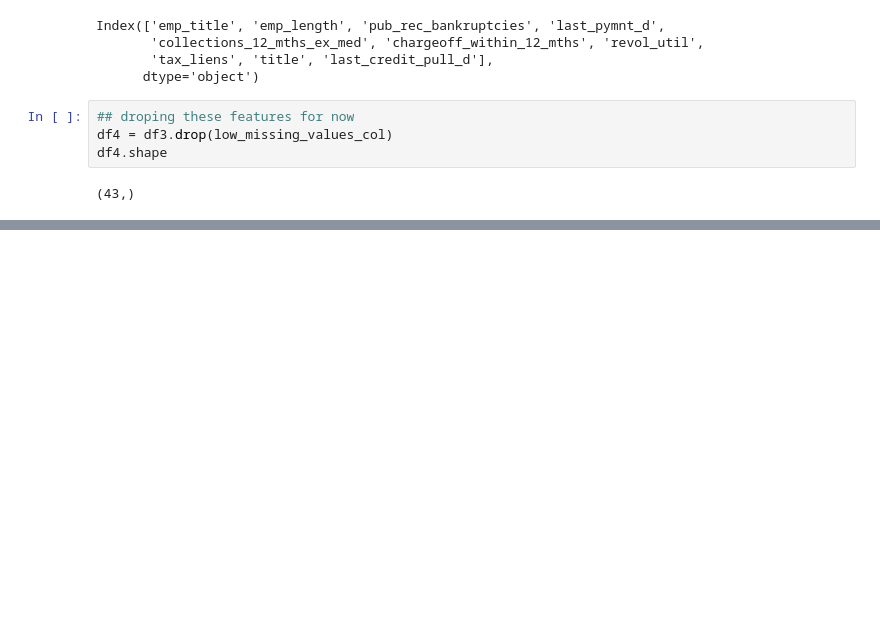
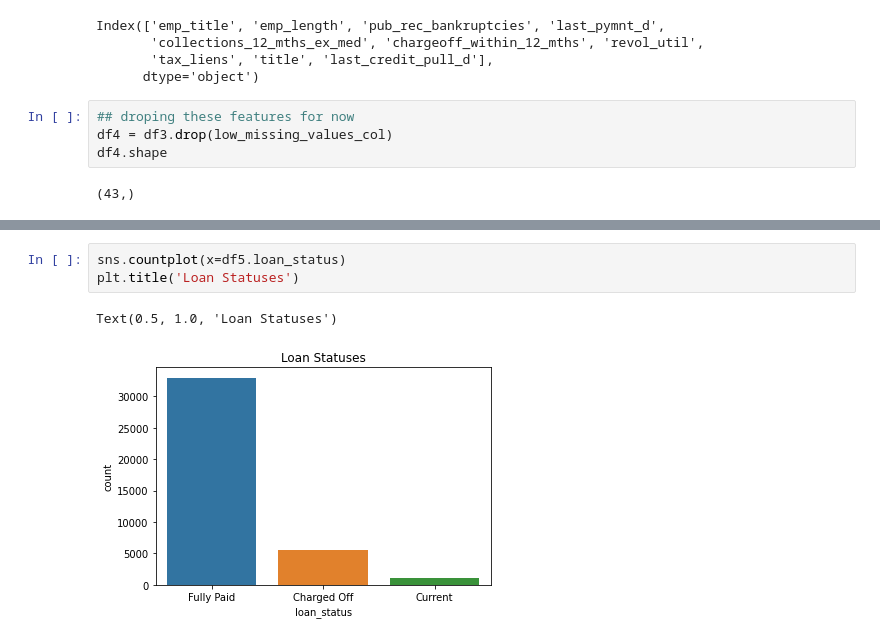
Before and after one commit to hargurjeet/Lending-Club-CaseStudy, a Jupyter notebook: Lending_Club_Case_Study.ipynb, the cells around one changed output, grey strips where cells are left out. Saved outputs shown, nothing was run; the diff lists cells and outputs as text; blank space fills up the shorter version.

```diff
--- a/Lending_Club_Case_Study.ipynb
+++ b/Lending_Club_Case_Study.ipynb
@@ -164,0 +251,6 @@ As the xlwt package is no longer maintained, the xlwt engine will be removed in
+# %%
+sns.countplot(x=df5.loan_status)
+plt.title('Loan Statuses')
+# %% [output]
+Text(0.5, 1.0, 'Loan Statuses')
+[figure, added]
```
Also changed, not shown: parts of 16 cells of this notebook.
